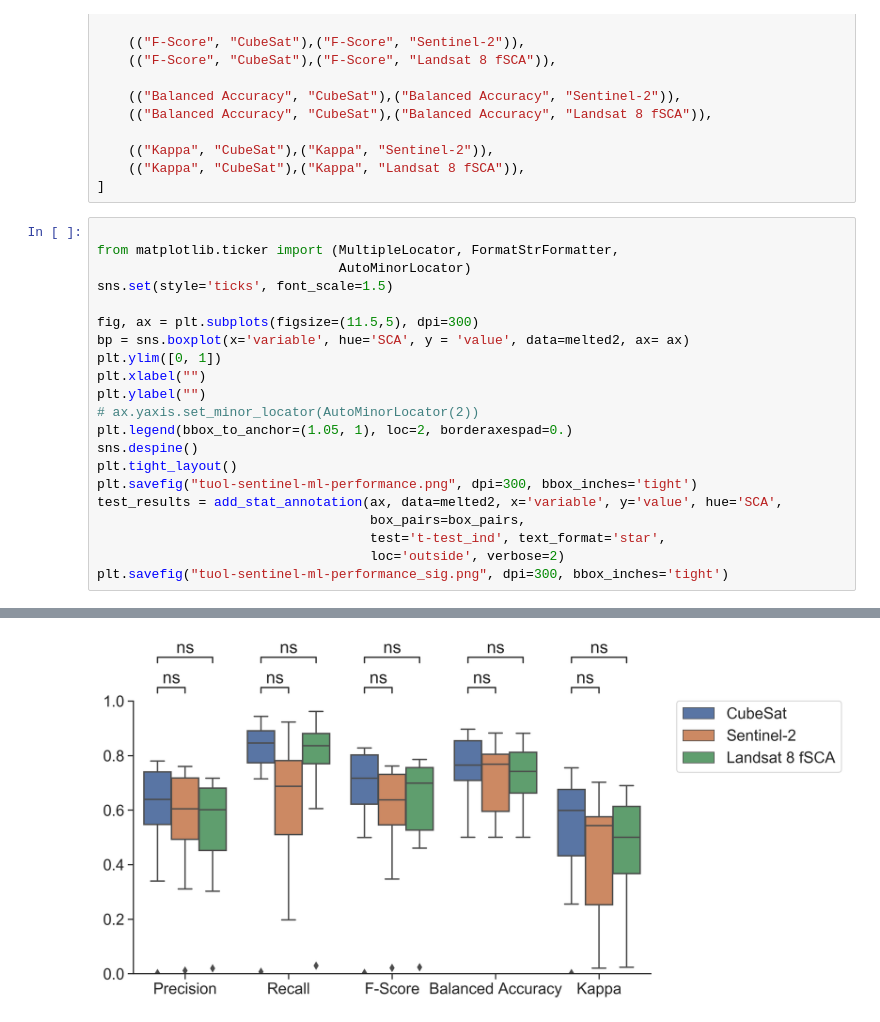
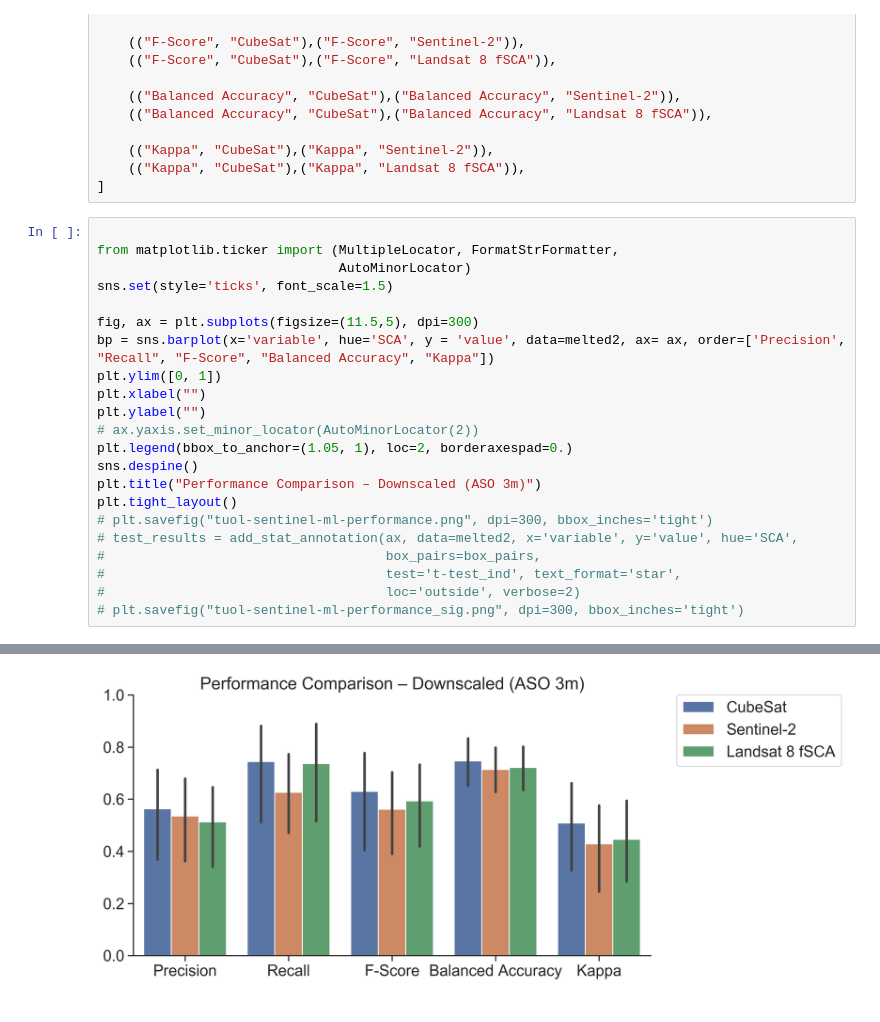
Before and after one commit to acannistra/planet-snowcover, a Jupyter notebook: experiments/ASO_Tuolumne/workbooks/summarize-tuol-results.ipynb, the cells around one changed output, grey strips where cells are left out. Drawn from its saved outputs; the diff is of its cells as text.

Commit message:
rework figures org

```diff
--- a/experiments/ASO_Tuolumne/workbooks/summarize-tuol-results.ipynb
+++ b/experiments/ASO_Tuolumne/workbooks/summarize-tuol-results.ipynb
@@ -115,18 +127,19 @@ from matplotlib.ticker import (MultipleLocator, FormatStrFormatter,
 sns.set(style='ticks', font_scale=1.5)
 
 fig, ax = plt.subplots(figsize=(11.5,5), dpi=300)
-bp = sns.boxplot(x='variable', hue='SCA', y = 'value', data=melted2, ax= ax)
+bp = sns.barplot(x='variable', hue='SCA', y = 'value', data=melted2, ax= ax, order=['Precision', "Recall", "F-Score", "Balanced Accuracy", "Kappa"])
 plt.ylim([0, 1])
 plt.xlabel("")
 plt.ylabel("")
 # ax.yaxis.set_minor_locator(AutoMinorLocator(2))
 plt.legend(bbox_to_anchor=(1.05, 1), loc=2, borderaxespad=0.)
 sns.despine()
+plt.title("Performance Comparison – Downscaled (ASO 3m)")
 plt.tight_layout()
-plt.savefig("tuol-sentinel-ml-performance.png", dpi=300, bbox_inches='tight')
-test_results = add_stat_annotation(ax, data=melted2, x='variable', y='value', hue='SCA',
-                                   box_pairs=box_pairs,
-                                   test='t-test_ind', text_format='star',
-                                   loc='outside', verbose=2)
-plt.savefig("tuol-sentinel-ml-performance_sig.png", dpi=300, bbox_inches='tight')
+# plt.savefig("tuol-sentinel-ml-performance.png", dpi=300, bbox_inches='tight')
+# test_results = add_stat_annotation(ax, data=melted2, x='variable', y='value', hue='SCA',
+#                                    box_pairs=box_pairs,
+#                                    test='t-test_ind', text_format='star',
+#                                    loc='outside', verbose=2)
+# plt.savefig("tuol-sentinel-ml-performance_sig.png", dpi=300, bbox_inches='tight')
 # %% [output]
@@ -150 +146 @@ Precision_CubeSat v.s. Precision_Landsat 8 fSCA: t-test independent samples, P_v
-[figure, old version]
+[figure, new version]
```
Also changed, not shown: parts of 4 cells of this notebook, 21 other files.
